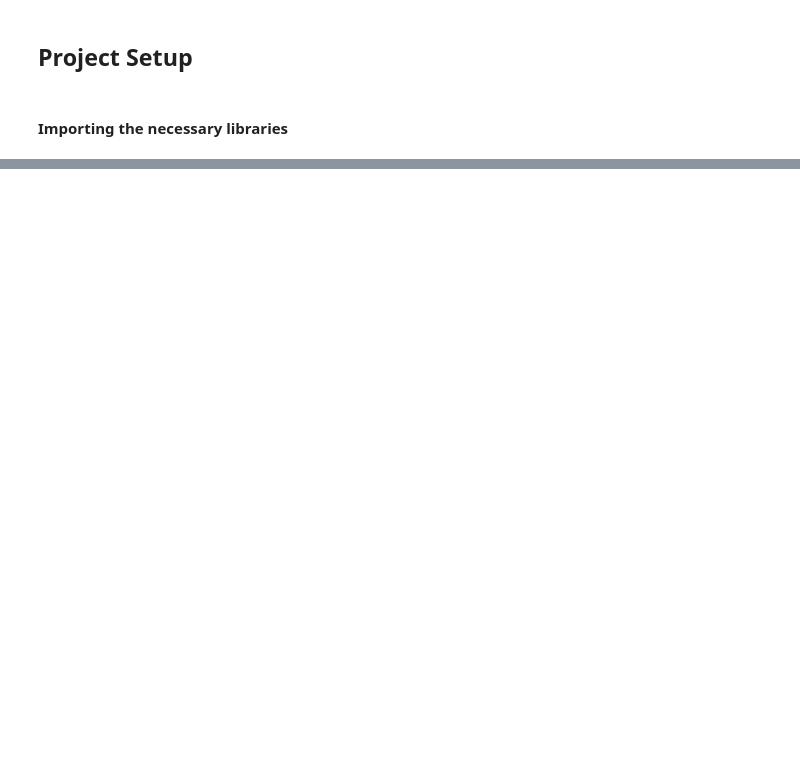
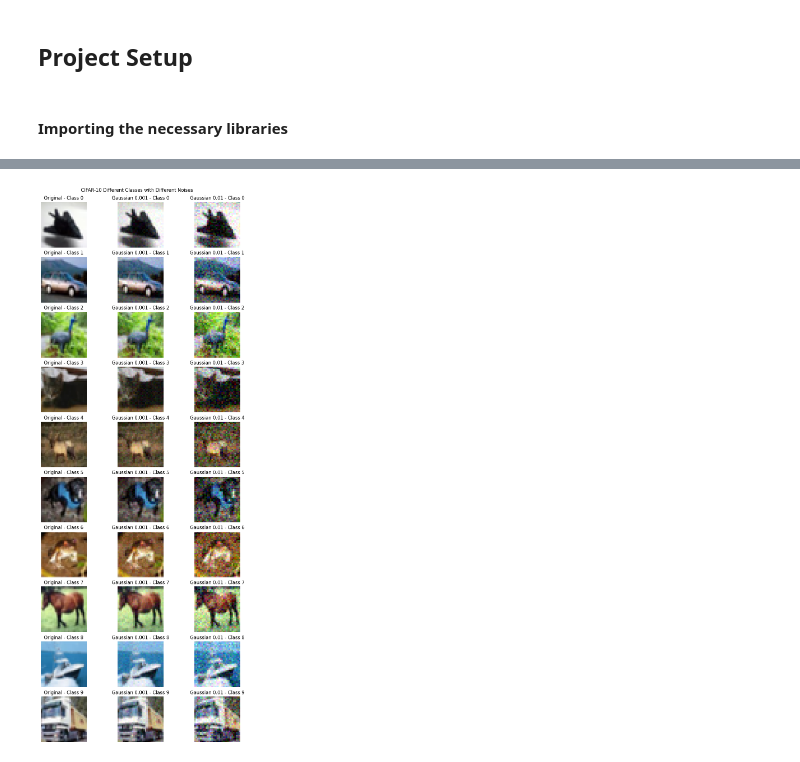
Before and after one commit to rolimans/scc0270-p2, a Jupyter notebook: main.ipynb, the cells around one changed output, grey strips where cells are left out. Saved outputs shown, nothing was run; the diff lists cells and outputs as text; code cells hidden in the pictures; blank space fills up the shorter version.

```diff
--- a/main.ipynb
+++ b/main.ipynb
@@ -424,0 +347,28 @@ The unimportant variables (with W < 0.01) are ['V28']
+# %%
+c10_labels = np.unique(c10_train_y)
+
+fig, axes = plt.subplots(len(c10_labels), 3, figsize=(10, 25))
+
+for i, label in enumerate(c10_labels):
+
+    idx = np.where(c10_train_y == label)[0][0]
+
+    axes[i, 0].imshow((c10_train_x[idx]).astype(np.float64))
+    axes[i, 0].set_title(f'Original - Class {label}')
+    axes[i, 0].axis('off')
+
+
+    axes[i, 1].imshow((c10_train_x_noisy_001[idx]).astype(np.float64))
+    axes[i, 1].set_title(f'Gaussian 0.001 - Class {label}')
+    axes[i, 1].axis('off')
+
+
+    axes[i, 2].imshow((c10_train_x_noisy_01[idx]).astype(np.float64))
+    axes[i, 2].set_title(f'Gaussian 0.01 - Class {label}')
+    axes[i, 2].axis('off')
+
+plt.suptitle("CIFAR-10 Different Classes with Different Noises", y=0.9)
+
+plt.show()
+# %% [output]
+[figure, added]
```
Also changed, not shown: parts of 78 cells of this notebook, 2 other files.
